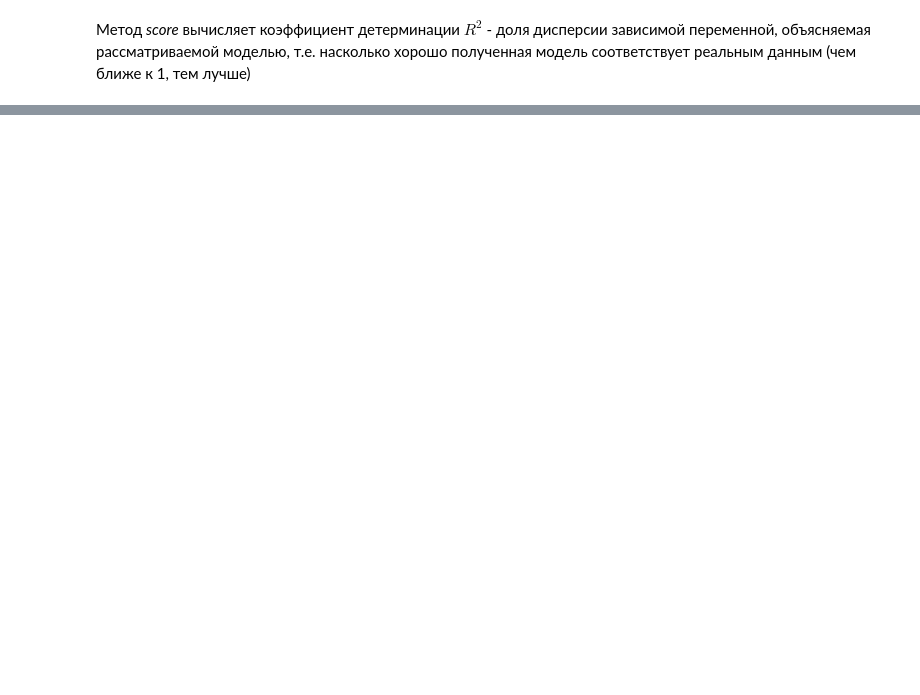
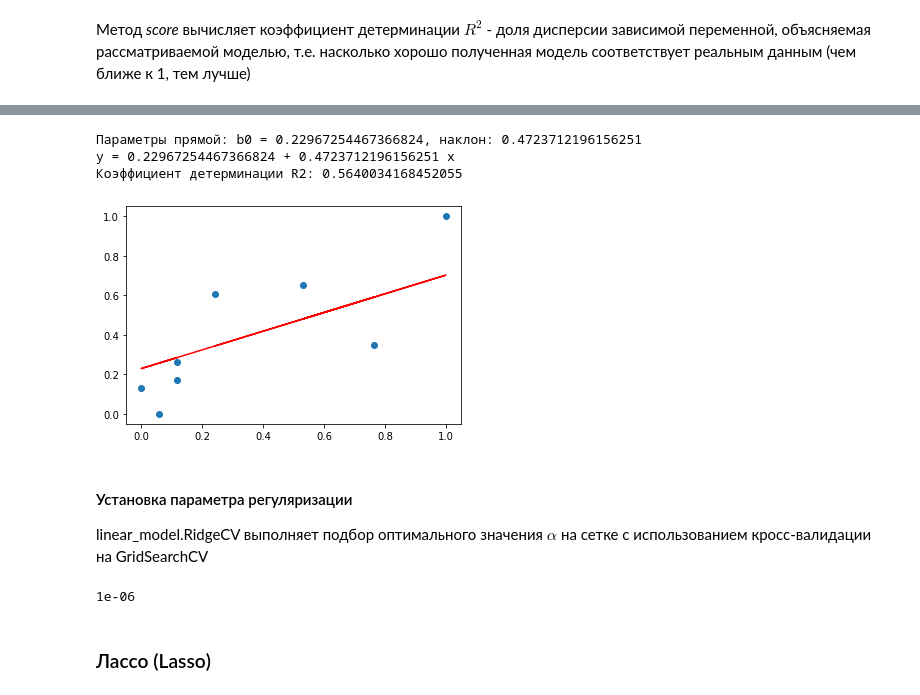
Before and after one commit to Letch49/ML_VVSU_2023, a Jupyter notebook: lec05/lec05.ipynb, the cells around one changed output, grey strips where cells are left out. Cells and saved outputs as stored; diff of their text form; code cells hidden in the pictures; blank space fills up the shorter version.

```diff
--- a/lec05/lec05.ipynb
+++ b/lec05/lec05.ipynb
@@ -369,0 +402,33 @@ plt.show()
+# %%
+rig = linear_model.Ridge(alpha=.5)
+rig.fit(height, weight)
+
+#построение предсказания
+wRigPred = rig.predict(height)
+
+print(f"Параметры прямой: b0 = {rig.intercept_}, наклон: {rig.coef_[0]}")
+print(f"y = {rig.intercept_} + {rig.coef_[0]} x")
+print(f"Коэффициент детерминации R2: {rig.score(height, weight)}")
+# %% [output]
+Параметры прямой: b0 = 0.22967254467366824, наклон: 0.4723712196156251
+y = 0.22967254467366824 + 0.4723712196156251 x
+Коэффициент детерминации R2: 0.5640034168452055
+# %%
+plt.scatter(height, weight)
+plt.plot(height,wRigPred, color="red")
+
+plt.show()
+# %% [output]
+[figure, added]
+# %% [markdown]
+#### Установка параметра регуляризации
+
+linear_model.RidgeCV выполняет подбор оптимального значения $\alpha$ на сетке с использованием кросс-валидации на GridSearchCV
+# %%
+rcv = linear_model.RidgeCV( alphas=np.logspace(-6, 6, 13) )
+rcv.fit(height, weight)
+rcv.alpha_
+# %% [output]
+1e-06
+# %% [markdown]
+### Лассо (Lasso)
```
Also changed, not shown: parts of 25 cells of this notebook.
